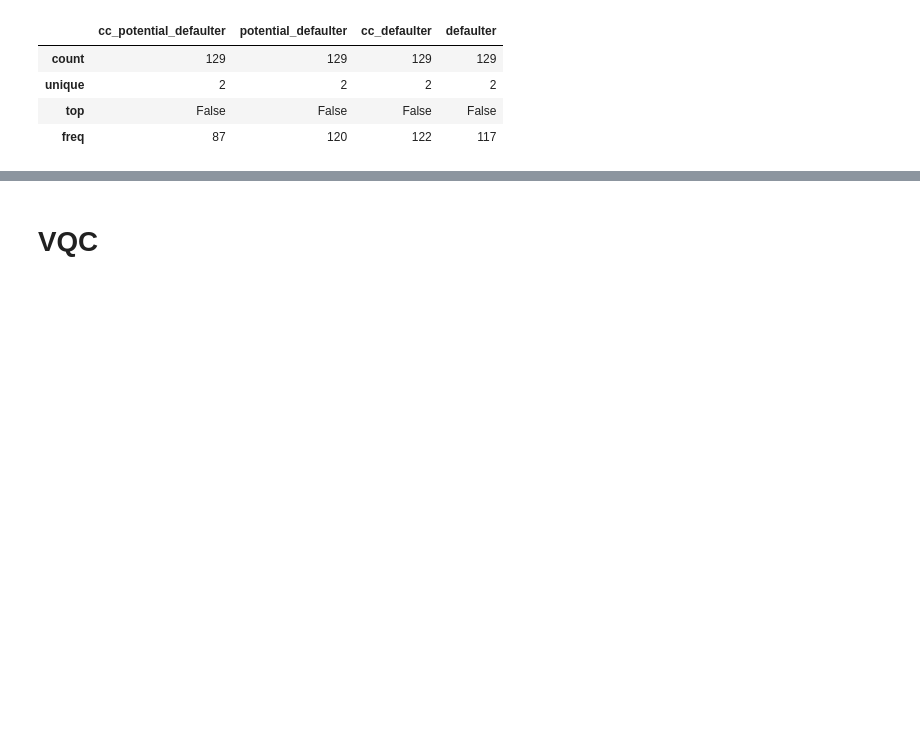
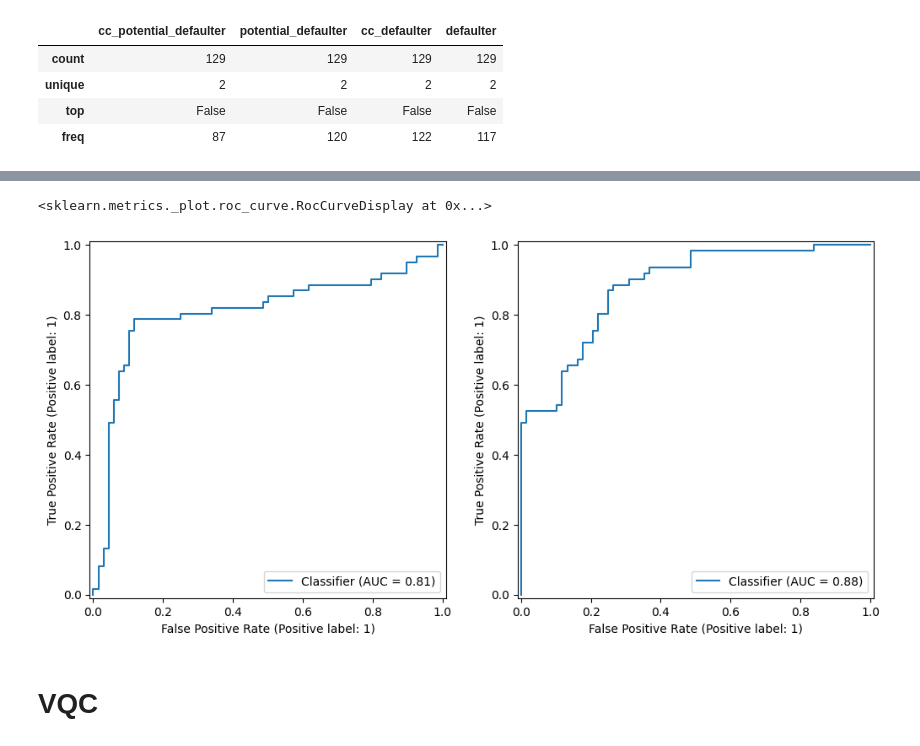
Before and after one commit to floatn/QML-for-finance, a Jupyter notebook: qml_qsvm.ipynb, the cells around one changed output, grey strips where cells are left out. Cells and saved outputs as stored; diff of their text form; code cells hidden in the pictures; blank space fills up the shorter version.

```diff
--- a/qml_qsvm.ipynb
+++ b/qml_qsvm.ipynb
@@ -2612,11 +2695,7 @@ def kernel_matrix(A, B):
 #
 #    for p in list(combinations(range(n_qubits)))
 # %%
-# https://scikit-learn.org/stable/modules/model_evaluation.html#classification-metrics
-# https://scikit-learn.org/stable/modules/learning_curve.html#validation-curve
-from sklearn.model_selection import cross_val_score, RepeatedKFold
+from sklearn.model_selection import cross_val_score, cross_val_predict, StratifiedKFold, RepeatedKFold, permutation_test_score
 
 
-qsvm_trained = SVC(kernel=kernel_matrix).fit(Xlda_train, y_res)
-scores = cross_val_score(qsvm_trained, Xlda_train, y_res)
-scores
+#qsvm_trained = SVC(kernel=kernel_matrix).fit(Xlda_train, y_res)
@@ -2639,2 +2744,12 @@ accuracy_score(csvm_trained.predict(Xlda_test), y_test)
+# %%
+y_score_c = csvm_trained.decision_function(X_c)
+y_score_q = qsvm_trained.decision_function(X_c)
+# %%
+_, (ax1, ax2) = plt.subplots(1, 2, figsize=(12, 6))
+RocCurveDisplay.from_predictions(y_c, y_score_c, ax=ax1)
+RocCurveDisplay.from_predictions(y_c, y_score_q, ax=ax2)
+# %% [output]
+<sklearn.metrics._plot.roc_curve.RocCurveDisplay at 0x...>
+[figure, added]
 # %% [markdown]
 # VQC
```
Also changed, not shown: parts of 36 cells of this notebook, 4 other files.
